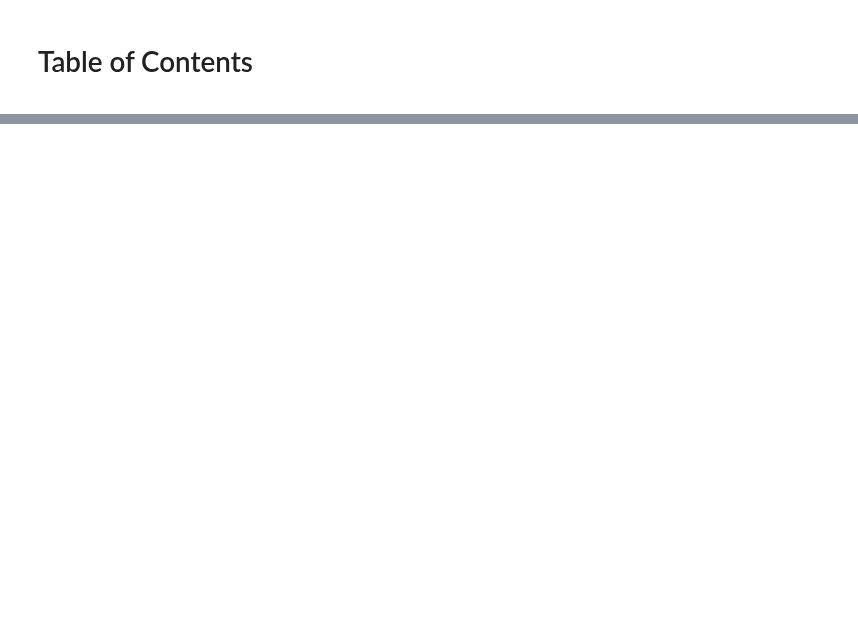
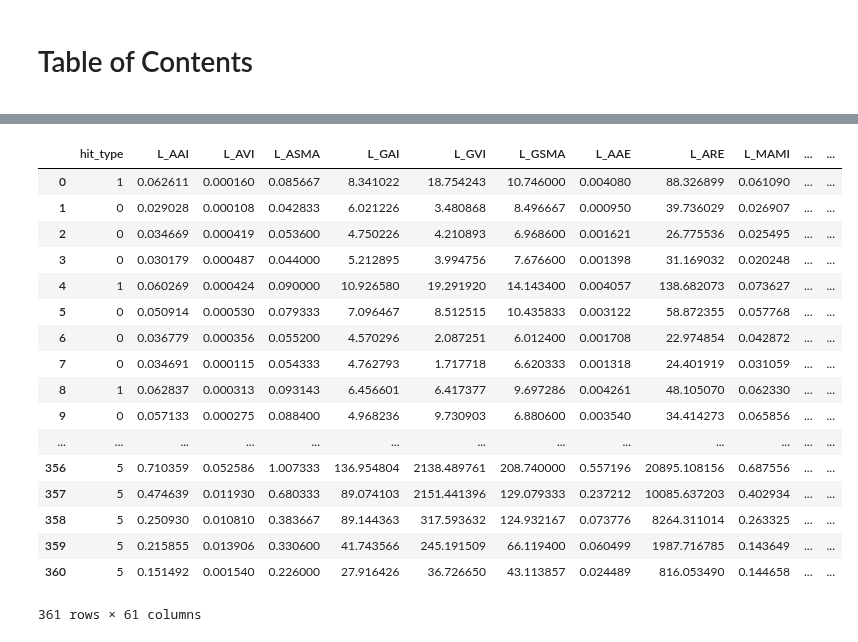
Before and after one commit to dsmilab/Taiko-Master, a Jupyter notebook: util/FE_test.ipynb, the cells around one changed output, grey strips where cells are left out. Cells and saved outputs as stored; diff of their text form; code cells hidden in the pictures; blank space fills up the shorter version.

```diff
--- a/util/FE_test.ipynb
+++ b/util/FE_test.ipynb
@@ -69,0 +91,21 @@ pfs.primitive_df.iloc[:, 4: 20]
+# %%
+pfs.event_primitive_df
+# %% [output]
+|  | hit_type | L_AAI | L_AVI | L_ASMA | L_GAI | L_GVI | L_GSMA | L_AAE | L_ARE | L_MAMI | ... | ... |
+| 0 | 1 | 0.062611 | 0.000160 | 0.085667 | 8.341022 | 18.754243 | 10.746000 | 0.004080 | 88.326899 | 0.061090 | ... | ... |
+| 1 | 0 | 0.029028 | 0.000108 | 0.042833 | 6.021226 | 3.480868 | 8.496667 | 0.000950 | 39.736029 | 0.026907 | ... | ... |
+| 2 | 0 | 0.034669 | 0.000419 | 0.053600 | 4.750226 | 4.210893 | 6.968600 | 0.001621 | 26.775536 | 0.025495 | ... | ... |
+| 3 | 0 | 0.030179 | 0.000487 | 0.044000 | 5.212895 | 3.994756 | 7.676600 | 0.001398 | 31.169032 | 0.020248 | ... | ... |
+| 4 | 1 | 0.060269 | 0.000424 | 0.090000 | 10.926580 | 19.291920 | 14.143400 | 0.004057 | 138.682073 | 0.073627 | ... | ... |
+| 5 | 0 | 0.050914 | 0.000530 | 0.079333 | 7.096467 | 8.512515 | 10.435833 | 0.003122 | 58.872355 | 0.057768 | ... | ... |
+| 6 | 0 | 0.036779 | 0.000356 | 0.055200 | 4.570296 | 2.087251 | 6.012400 | 0.001708 | 22.974854 | 0.042872 | ... | ... |
+| 7 | 0 | 0.034691 | 0.000115 | 0.054333 | 4.762793 | 1.717718 | 6.620333 | 0.001318 | 24.401919 | 0.031059 | ... | ... |
+| 8 | 1 | 0.062837 | 0.000313 | 0.093143 | 6.456601 | 6.417377 | 9.697286 | 0.004261 | 48.105070 | 0.062330 | ... | ... |
+| 9 | 0 | 0.057133 | 0.000275 | 0.088400 | 4.968236 | 9.730903 | 6.880600 | 0.003540 | 34.414273 | 0.065856 | ... | ... |
+| ... | ... | ... | ... | ... | ... | ... | ... | ... | ... | ... | ... | ... |
+| 356 | 5 | 0.710359 | 0.052586 | 1.007333 | 136.954804 | 2138.489761 | 208.740000 | 0.557196 | 20895.108156 | 0.687556 | ... | ... |
+| 357 | 5 | 0.474639 | 0.011930 | 0.680333 | 89.074103 | 2151.441396 | 129.079333 | 0.237212 | 10085.637203 | 0.402934 | ... | ... |
+| 358 | 5 | 0.250930 | 0.010810 | 0.383667 | 89.144363 | 317.593632 | 124.932167 | 0.073776 | 8264.311014 | 0.263325 | ... | ... |
+| 359 | 5 | 0.215855 | 0.013906 | 0.330600 | 41.743566 | 245.191509 | 66.119400 | 0.060499 | 1987.716785 | 0.143649 | ... | ... |
+| 360 | 5 | 0.151492 | 0.001540 | 0.226000 | 27.916426 | 36.726650 | 43.113857 | 0.024489 | 816.053490 | 0.144658 | ... | ... |
+361 rows × 61 columns
```
Also changed, not shown: parts of 8 cells of this notebook, 1 other file.
